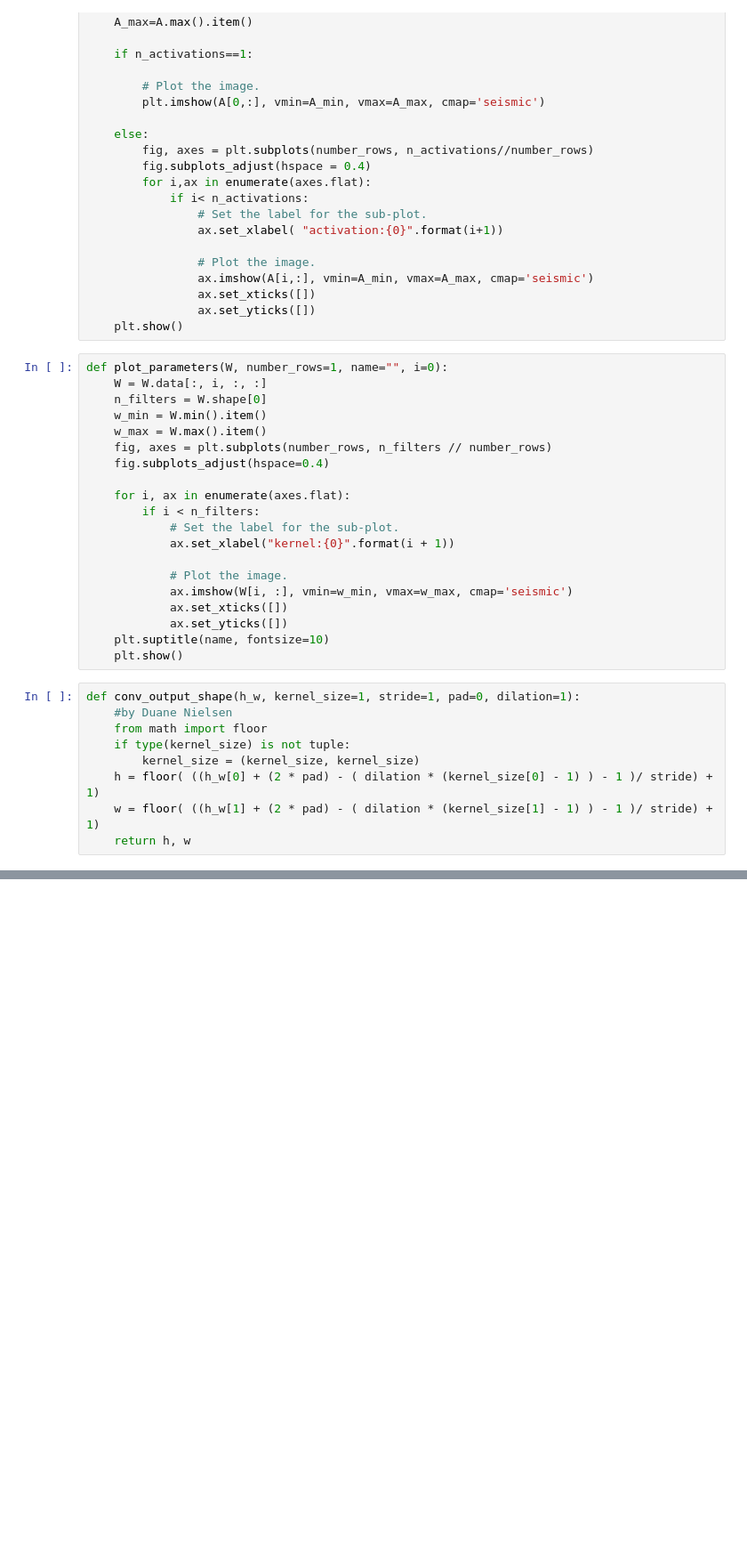
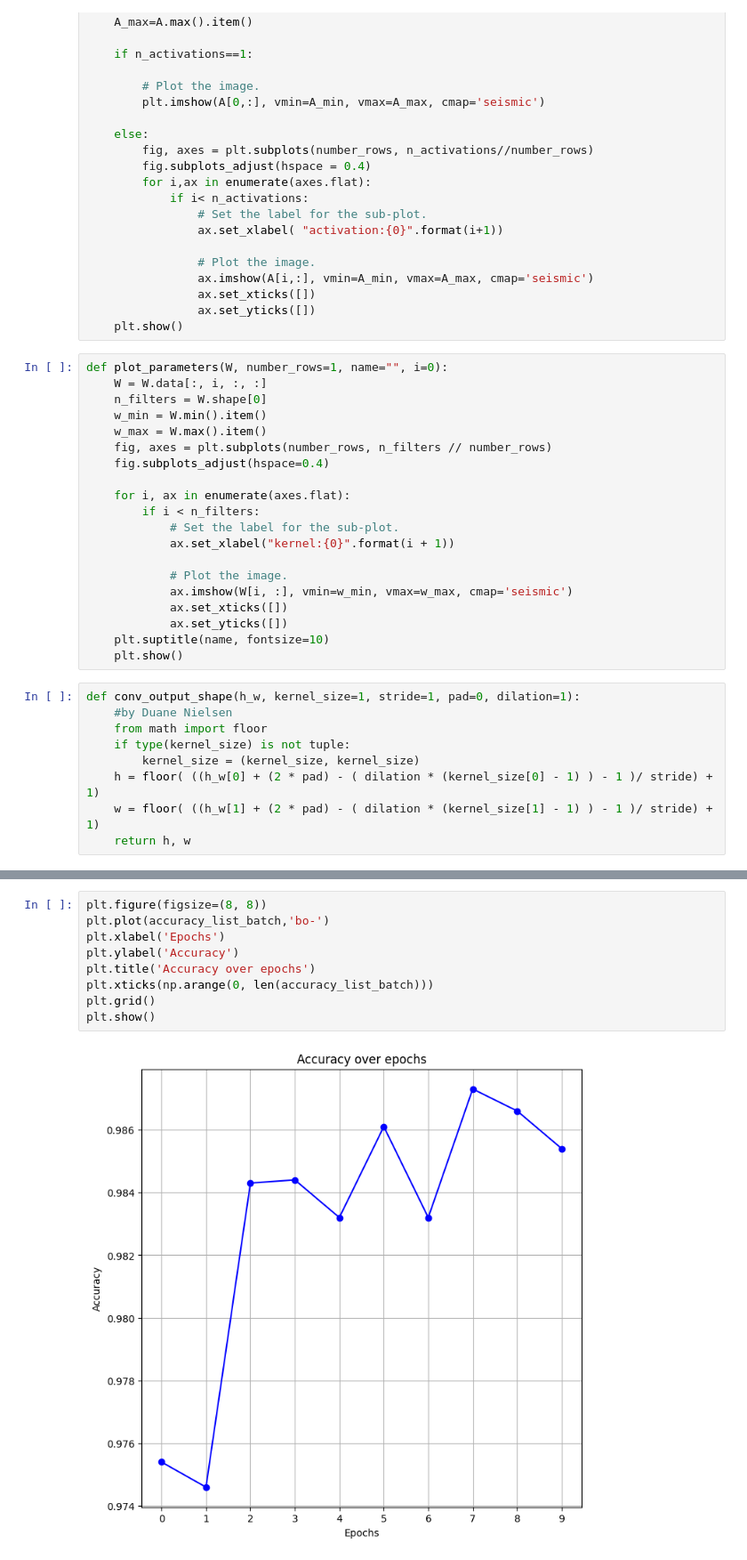
Before and after one commit to File500/DOS_CNN, a Jupyter notebook: CNN_Pytorch/CNN_DOS_project.ipynb, the cells around one changed output, grey strips where cells are left out. Shown at 89% size. Drawn from its saved outputs; the diff is of its cells as text; blank space fills up the shorter version.

```diff
--- a/CNN_Pytorch/CNN_DOS_project.ipynb
+++ b/CNN_Pytorch/CNN_DOS_project.ipynb
@@ -161,0 +259,11 @@ class CNN_batch(nn.Module):
+# %%
+plt.figure(figsize=(8, 8))
+plt.plot(accuracy_list_batch,'bo-')
+plt.xlabel('Epochs')
+plt.ylabel('Accuracy')
+plt.title('Accuracy over epochs')
+plt.xticks(np.arange(0, len(accuracy_list_batch)))
+plt.grid()
+plt.show()
+# %% [output]
+[figure, added]
```
Also changed, not shown: parts of 10 cells of this notebook, 1 other file.
